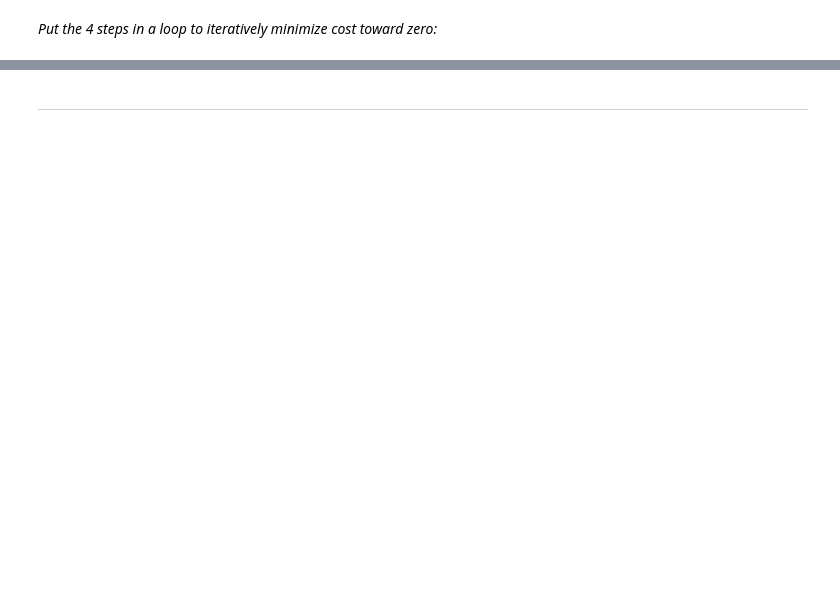
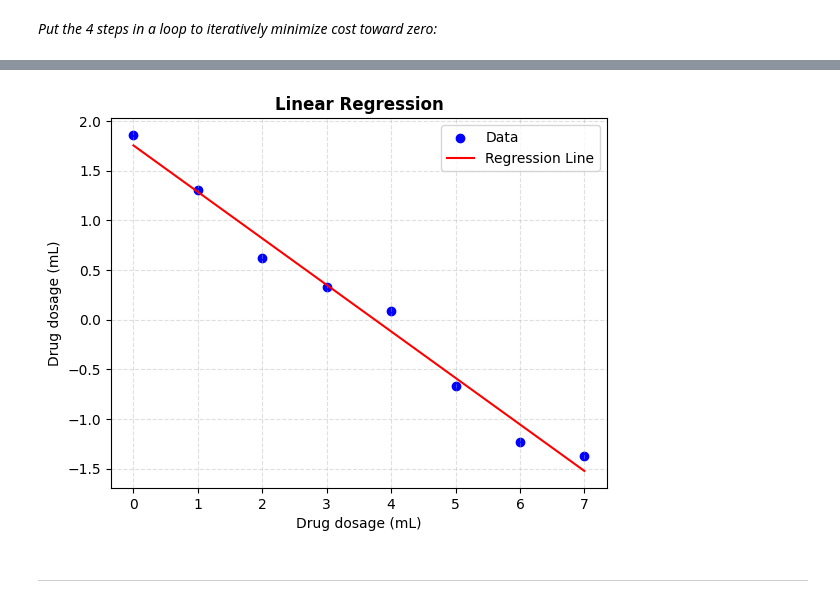
Before and after one commit to mharis-ai/ml-ai-learning-journey, a Jupyter notebook: phase03-mathematics-for-machine-learning/course04-calculus-for-machine-learning/calculus-i-limits-and-derivatives/segment03-automatic-differentiation.ipynb, the cells around one changed output, grey strips where cells are left out. Cells and saved outputs as stored; diff of their text form; code cells hidden in the pictures; blank space fills up the shorter version.

```diff
--- a/phase03-mathematics-for-machine-learning/course04-calculus-for-machine-learning/calculus-i-limits-and-derivatives/segment03-automatic-differentiation.ipynb
+++ b/phase03-mathematics-for-machine-learning/course04-calculus-for-machine-learning/calculus-i-limits-and-derivatives/segment03-automatic-differentiation.ipynb
@@ -166,4 +254,6 @@ for epoch in range(epochs):
 # %%
-regression_plot(x, y, m, b)
+plt.show(regression_plot(x,y,m,b))
+# %% [output]
+[figure, added]
 # %% [markdown]
 ---
```
Also changed, not shown: parts of 25 cells of this notebook, 5 other files.
